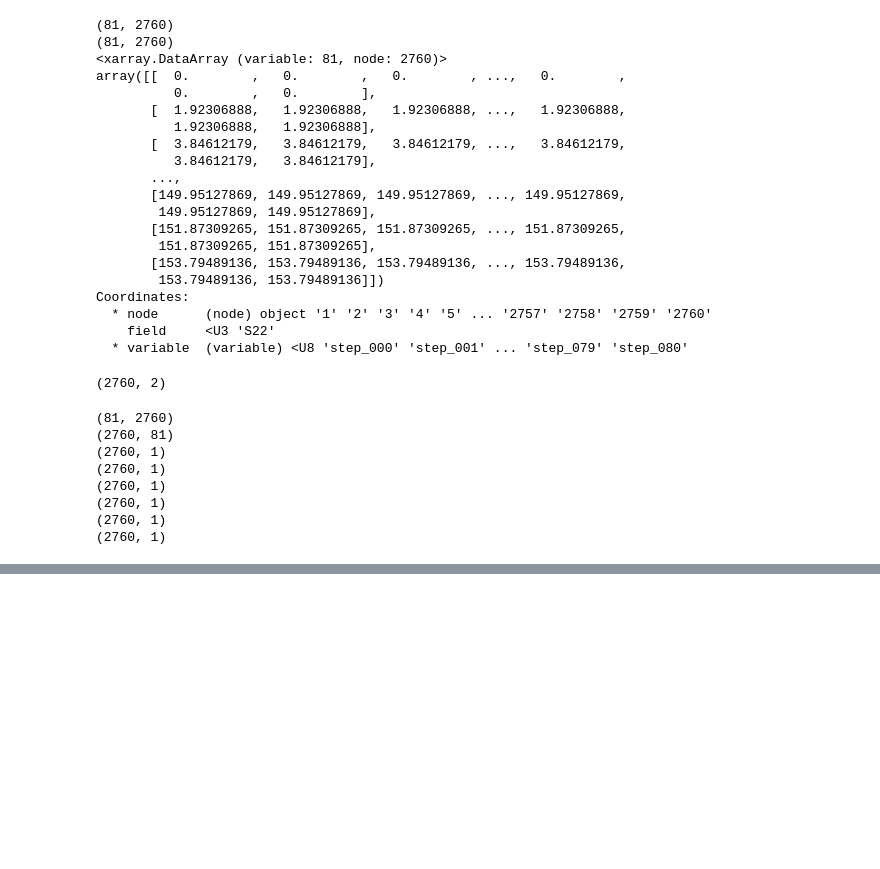
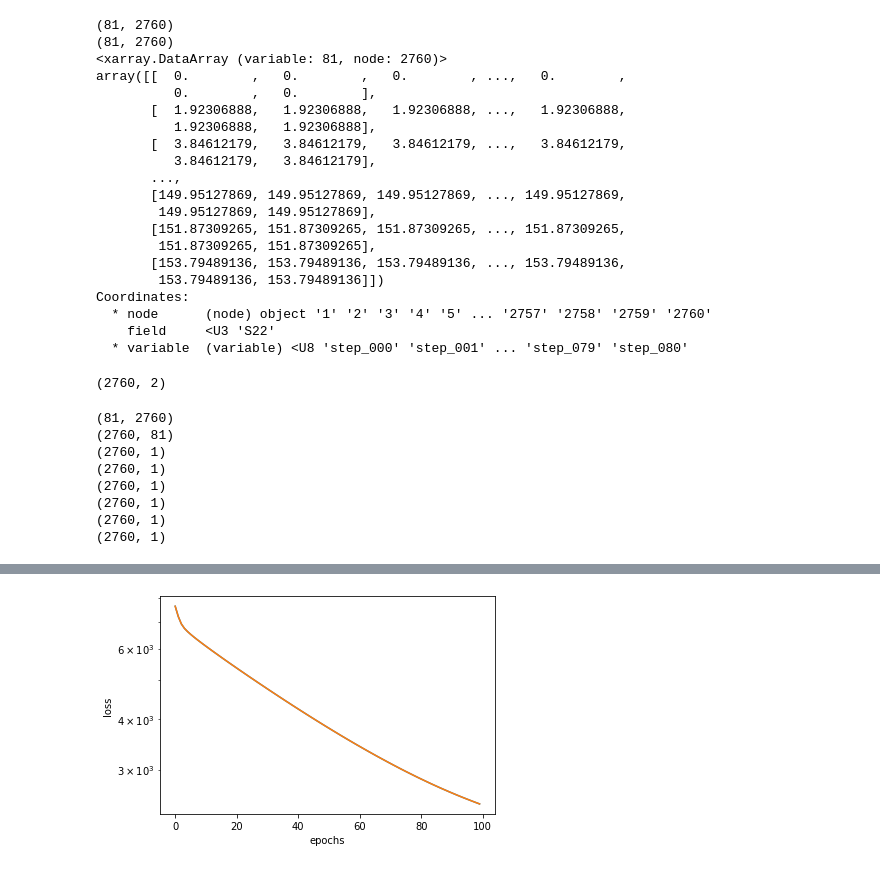
Before and after one commit to thomas-allard/datafrac, a Jupyter notebook: PINNs/elasticity_PINNv2.ipynb, the cells around one changed output, grey strips where cells are left out. Saved outputs shown, nothing was run; the diff lists cells and outputs as text; code cells hidden in the pictures; blank space fills up the shorter version.

Commit message:
updated, yet very stupid and broken, pinn!

```diff
--- a/PINNs/elasticity_PINNv2.ipynb
+++ b/PINNs/elasticity_PINNv2.ipynb
@@ -229,6 +244,10 @@ lambda = 121.154385 GPa
 mu = sn.Parameter(np.random.rand(), inputs=[x,y,t], name="mu")
 lamb = sn.Parameter(np.random.rand(), inputs=[x,y,t], name="lambda")
 
+# lets hope this functional works lol, define u and v
+u = sn.diff(Psi, y)
+v = -sn.diff(Psi, x)
+
 # partials
 u_t = sn.diff(u, t)
 u_x = sn.diff(u, x)
@@ -246,8 +265,93 @@ v_xx = sn.diff(v, x, order=2)
 v_yy = sn.diff(v, y, order=2)
 v_xy = sn.diff(v_x, y)
 
+p_x = sn.diff(P, x)   # recyled, shouldn't be this way lol
+p_y = sn.diff(P, y)   # recyled, shouldn't be this way lol
+
 # define constraints
 d1 = sn.Data(u)
 d2 = sn.Data(v)
 d3 = sn.Data(P) # HMMMMM?
+
+#rho = 1.0
+c1 = sn.Tie(p_x,mu*u_xx + (lamb+mu)*u_xy - u_tt) # f, no way this should work with p_x lol
+c2 = sn.Tie(p_x,mu*v_yy + (lamb+mu)*v_xy - v_tt) # g, no way this should work with p_y lol
+c3 = sn.Data(u_yy -((lamb/mu)+1)*u_xy - v_xx + ((lamb/mu)+1)*v_xy) #symmetry constraint
+
+c4 = Psi*0.0 # lol lets keep it
+
+if mode == 'train':
+    x_train, y_train, t_train, u_train, v_train, p_train = PrepareData(set, grid, time, random=True)
+
+    model = sn.SciModel(
+        inputs=[x, y, t],
+        targets = [d1, d2, d3, c1, c2, c3, c4],
+        loss_func = "mse",
+        plot_to_file = "NS-Model.png"
+    )
+
+    input_data = [x_train, y_train, t_train]
+
+    # like an initial condition for c1, c2, c3, and c4
+    data_d1 = u_train
+    data_d2 = v_train
+    data_d3 = p_train
+    data_c1 = 'zeros'
+    data_c2 = 'zeros'
+    data_c3 = 'zeros'
+    data_c4 = 'zeros'
+    target_data = [data_d1, data_d2, data_d3, data_c1, data_c2, data_c3, data_c4]
+
+    ## hyper parameter define
+
+    Epochs= 100
+    Batch_size=100
+    Learning_rate=0.001
+    Reduce_lr_after=1000
+
+#log the data
+
+    log_directory = f'../logs/log_layers{layers}_neurons{neurons}_epochs{Epochs}_batchsize{Batch_size}_learning_rate{Learning_rate}_reduce_lr_after{Reduce_lr_after}'
+
+    if not os.path.exists(log_directory):
+        os.makedirs(log_directory)
+        print(f'{log_directory} is created!')
+
+    ##train PINN
+
+    history = model.train(
+        x_true=input_data,
+        y_true=target_data,
+        epochs= Epochs,
+        batch_size= Batch_size,
+        shuffle=True,
+        learning_rate= Learning_rate,
+        reduce_lr_after= Reduce_lr_after,
+        stop_loss_value=1e-8,
+        verbose=1,
+        log_parameters={'parameters':[mu,lamb],
+                        'freq':1}
+    )
+
+    ## logs and plots
+    model.save_weights('elasticity_train.hdf5')
+    ## print iterated parameters value
+    print("mu: {},  lamb: {}".format(mu.value, lamb.value))
+    with open(f'../logs/log_layers{layers}_neurons{neurons}_epochs{Epochs}_batchsize{Batch_size}_learning_rate{Learning_rate}_reduce_lr_after{Reduce_lr_after}/parameters_{layers}_{neurons}.txt', 'w') as f:
+        f.write(f"mu: {mu.value},  lamb: {lamb.value}")
+    print("mu: {},  lamb: {}".format(mu.value, lamb.value))
+
+    ## print loss function value
+    print("loss: {}".format(history.history['loss']))
+    with open(f'../logs/log_layers{layers}_neurons{neurons}_epochs{Epochs}_batchsize{Batch_size}_learning_rate{Learning_rate}_reduce_lr_after{Reduce_lr_after}/loss_{layers}_{neurons}.txt', 'w') as f:
+        f.write(f"loss: {history.history['loss']}")
+    ## plot loss function
+    plt.figure(f'Train_Loss_{layers}_{neurons}')
+    plt.semilogy(history.history['loss'])
+    plt.xlabel('epochs')
+    plt.ylabel('loss')
+    plt.savefig(f'../logs/log_layers{layers}_neurons{neurons}_epochs{Epochs}_batchsize{Batch_size}_learning_rate{Learning_rate}_reduce_lr_after{Reduce_lr_after}/loss_{layers}_{neurons}.png')
+    plt.semilogy(history.history['loss'])
+    plt.xlabel('epochs')
+    plt.ylabel('loss')
 # %% [output]
@@ -254,0 +388 @@ NameError: name 'u' is not defined
+[figure, added]
```
Also changed, not shown: parts of 2 cells of this notebook.
